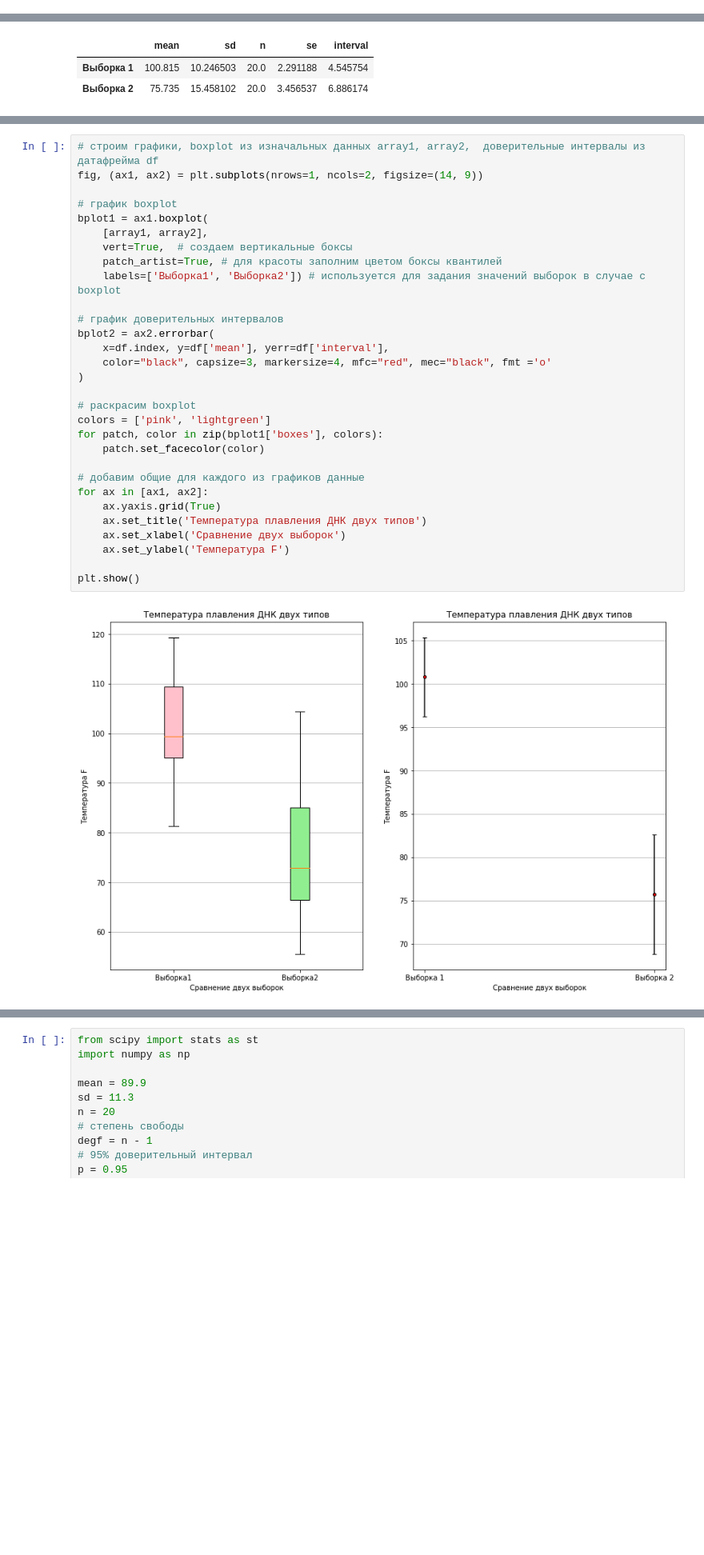
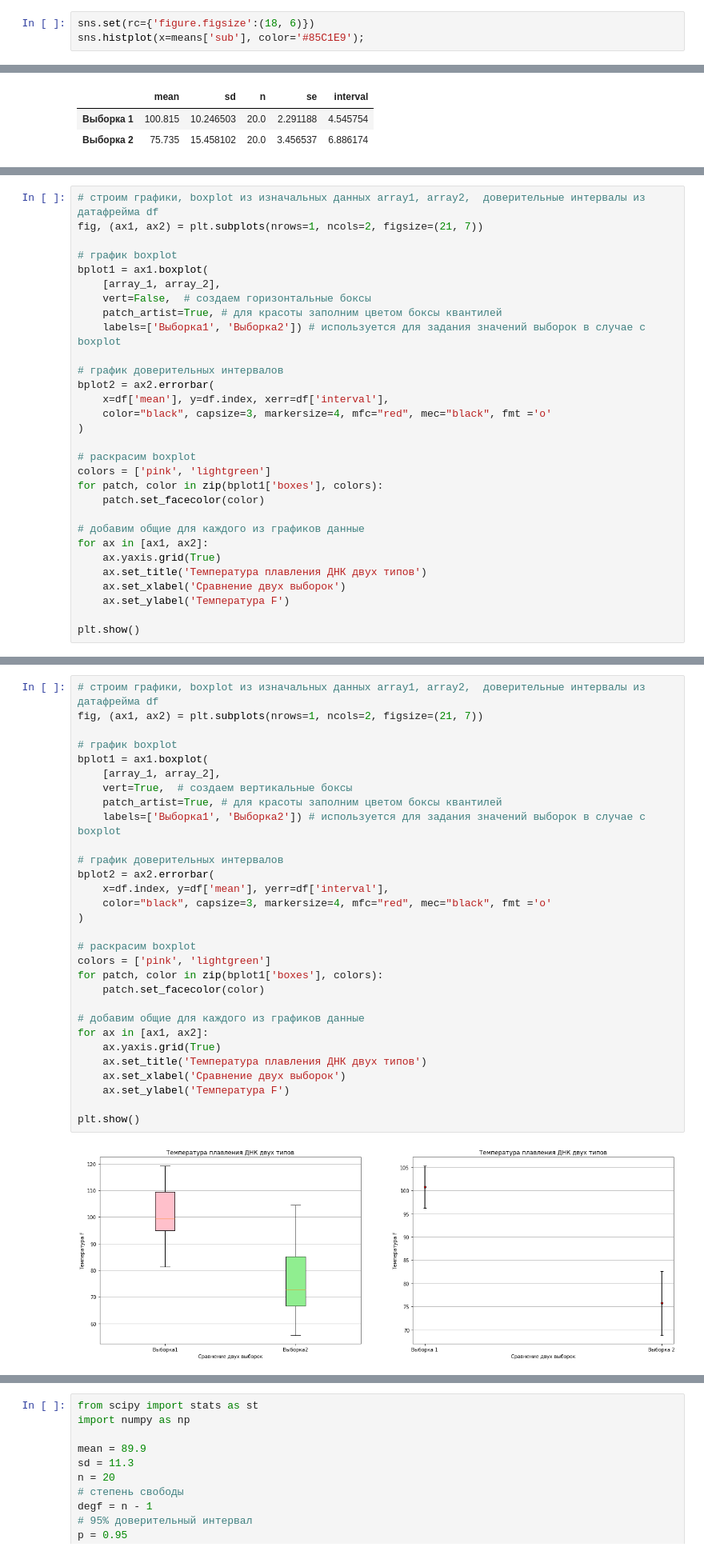
Before and after one commit to Saxsafon/Statistics, a Jupyter notebook: Hypotheses_testing/Student_criteria.ipynb, the cells around one changed output, grey strips where cells are left out. Shown at 80% size. Drawn from its saved outputs; the diff is of its cells as text; blank space fills up the shorter version.

Commit message:
Student_criteria.ipynb hotfix
1) Подкоректировал графики в примере задач
2) Добавил эксперимент с разностью средних

```diff
--- a/Hypotheses_testing/Student_criteria.ipynb
+++ b/Hypotheses_testing/Student_criteria.ipynb
@@ -37,0 +65,3 @@ display(HTML("<style>.container { width:100% !important; }</style>"))
+# %%
+sns.set(rc={'figure.figsize':(18, 6)})
+sns.histplot(x=means['sub'], color='#85C1E9');
@@ -76,0 +111,30 @@ df
+# %%
+# строим графики, boxplot из изначальных данных array1, array2,  доверительные интервалы из датафрейма df
+fig, (ax1, ax2) = plt.subplots(nrows=1, ncols=2, figsize=(21, 7))
+
+# график boxplot
+bplot1 = ax1.boxplot(
+    [array_1, array_2],
+    vert=False,  # создаем горизонтальные боксы
+    patch_artist=True, # для красоты заполним цветом боксы квантилей
+    labels=['Выборка1', 'Выборка2']) # используется для задания значений выборок в случае с boxplot
+
+# график доверительных интервалов
+bplot2 = ax2.errorbar(
+    x=df['mean'], y=df.index, xerr=df['interval'],
+    color="black", capsize=3, markersize=4, mfc="red", mec="black", fmt ='o'
+)
+
+# раскрасим boxplot
+colors = ['pink', 'lightgreen']
+for patch, color in zip(bplot1['boxes'], colors):
+    patch.set_facecolor(color)
+
+# добавим общие для каждого из графиков данные
+for ax in [ax1, ax2]:
+    ax.yaxis.grid(True)
+    ax.set_title('Температура плавления ДНК двух типов')
+    ax.set_xlabel('Сравнение двух выборок')
+    ax.set_ylabel('Температура F')
+
+plt.show()
@@ -77,33 +145,33 @@ df
 # %%
 # строим графики, boxplot из изначальных данных array1, array2,  доверительные интервалы из датафрейма df
-fig, (ax1, ax2) = plt.subplots(nrows=1, ncols=2, figsize=(14, 9))
+fig, (ax1, ax2) = plt.subplots(nrows=1, ncols=2, figsize=(21, 7))
 
 # график boxplot
 bplot1 = ax1.boxplot(
-    [array1, array2],
+    [array_1, array_2],
     vert=True,  # создаем вертикальные боксы
     patch_artist=True, # для красоты заполним цветом боксы квантилей
     labels=['Выборка1', 'Выборка2']) # используется для задания значений выборок в случае с boxplot
 
 # график доверительных интервалов
 bplot2 = ax2.errorbar(
     x=df.index, y=df['mean'], yerr=df['interval'],
     color="black", capsize=3, markersize=4, mfc="red", mec="black", fmt ='o'
 )
 
 # раскрасим boxplot
 colors = ['pink', 'lightgreen']
 for patch, color in zip(bplot1['boxes'], colors):
     patch.set_facecolor(color)
 
 # добавим общие для каждого из графиков данные
 for ax in [ax1, ax2]:
     ax.yaxis.grid(True)
     ax.set_title('Температура плавления ДНК двух типов')
     ax.set_xlabel('Сравнение двух выборок')
     ax.set_ylabel('Температура F')
 
 plt.show()
 # %% [output]
-[figure, old version]
+[figure, new version]
 # %% [markdown]
```
Also changed, not shown: parts of 9 cells of this notebook.
